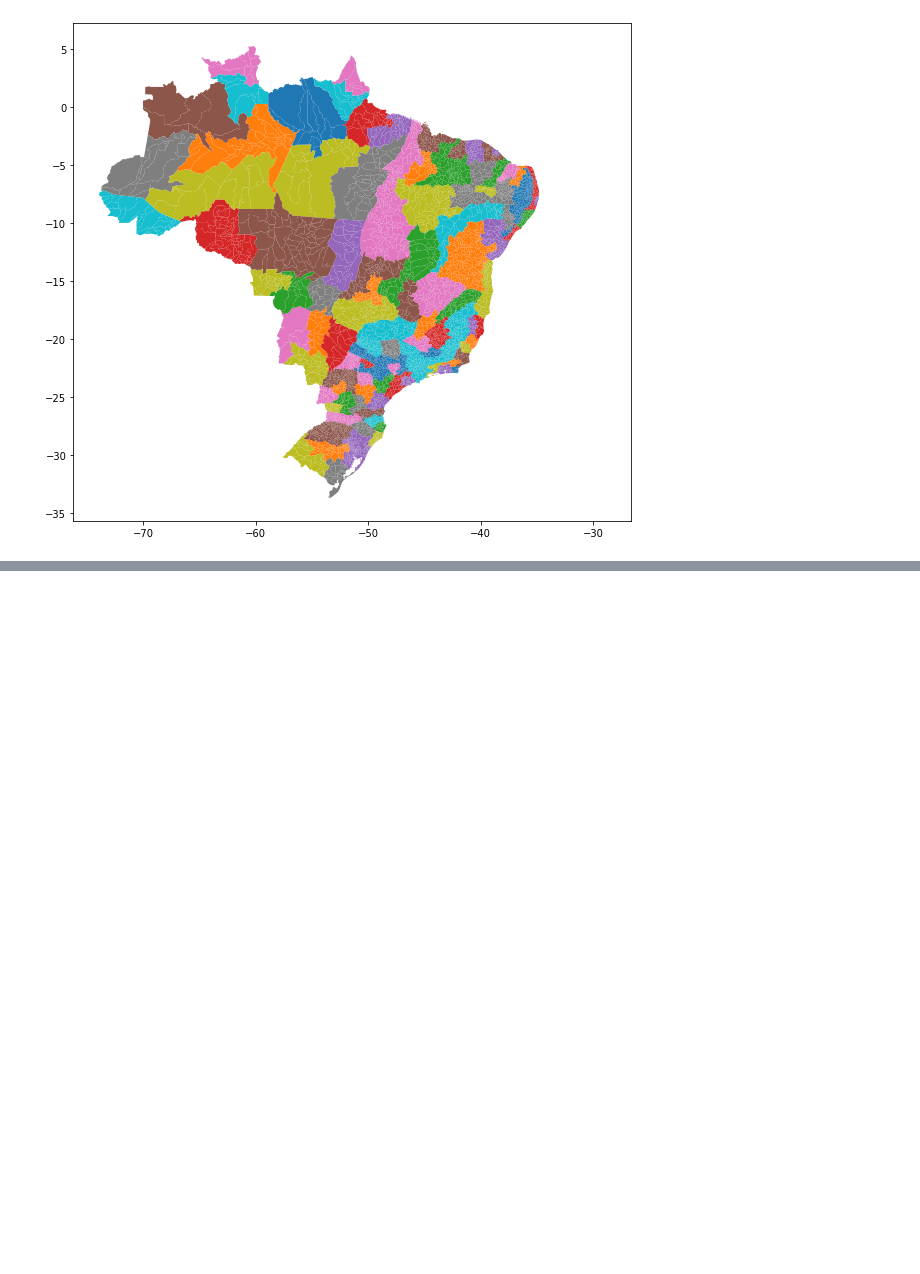
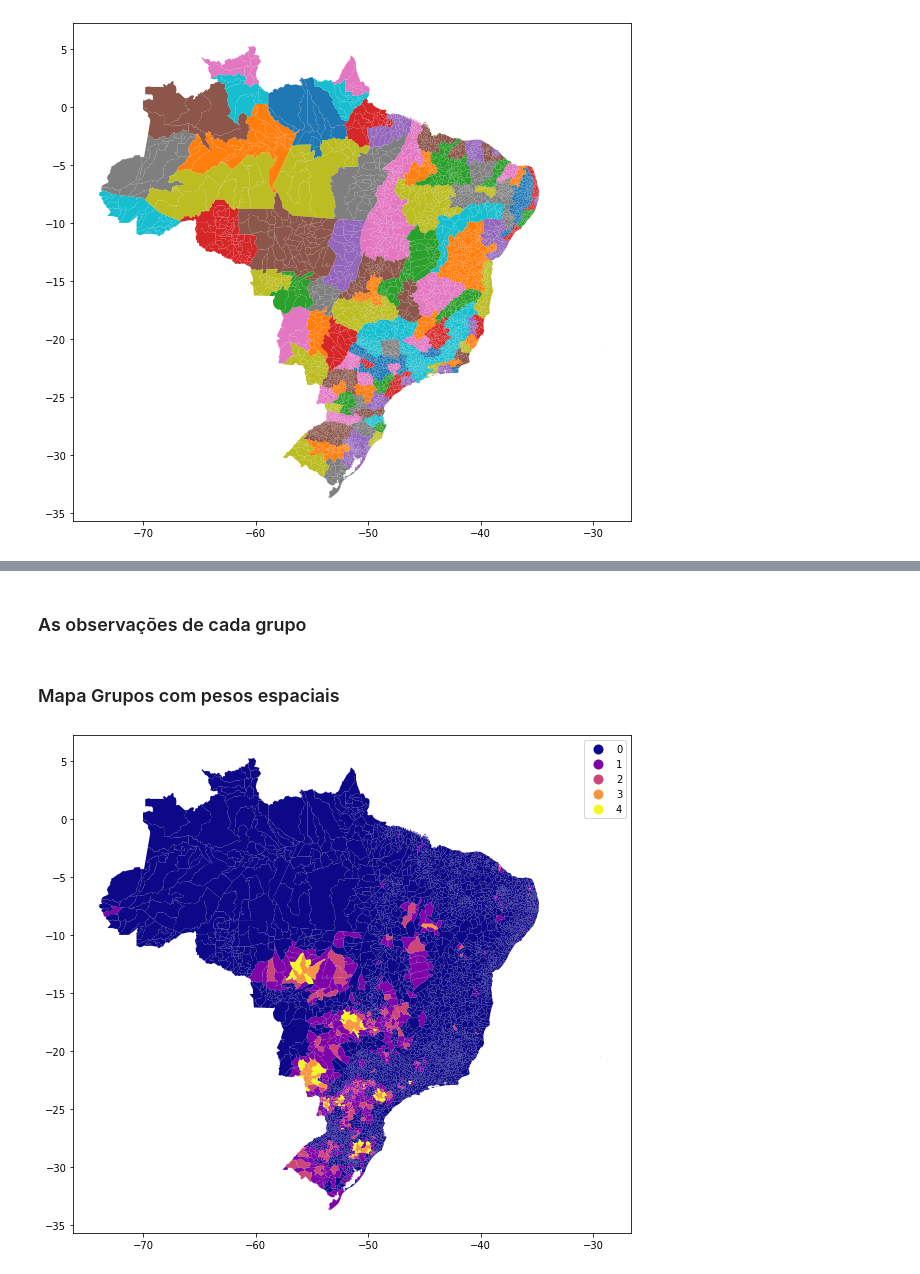
Before and after one commit to walefmachado/spatial-cluster, a Jupyter notebook: scripts/brasil/pesos_espaciais_brasil.ipynb, the cells around one changed output, grey strips where cells are left out. Cells and saved outputs as stored; diff of their text form; code cells hidden in the pictures; blank space fills up the shorter version.

```diff
--- a/scripts/brasil/pesos_espaciais_brasil.ipynb
+++ b/scripts/brasil/pesos_espaciais_brasil.ipynb
@@ -163,0 +249,6 @@ dados_br.plot(column='nome_meso', figsize=(10, 10), k=4); # , cmap='OrRd',  cmap
+# %%
+Z = linkage(X, method='ward')
+# %%
+# definir a distância de corte baseando no dendrograma
+max_d = 2e8
+grupos = cut_tree(Z, height=max_d)
@@ -163,0 +268,4 @@ dados_br.plot(column='nome_meso', figsize=(10, 10), k=4); # , cmap='OrRd',  cmap
+# %%
+  # incluir no dataframe de dados as informações sobre a qual grupo cada observação pertence
+dados_lag['grupo'] = grupos
+# moran_matrix.head(2)
@@ -163,0 +305,2 @@ dados_br.plot(column='nome_meso', figsize=(10, 10), k=4); # , cmap='OrRd',  cmap
+# %% [markdown]
+### As observações de cada grupo
@@ -163,0 +310,8 @@ dados_br.plot(column='nome_meso', figsize=(10, 10), k=4); # , cmap='OrRd',  cmap
+# %% [markdown]
+### Mapa Grupos com pesos espaciais
+# %%
+dados_lag['grupo'] = dados_lag['grupo'].astype('category')
+# %%
+dados_lag.plot(column='grupo', figsize=(10, 10), legend=True, k=4, cmap = 'plasma'); # , cmap='OrRd'
+# %% [output]
+[figure, added]
```
Also changed, not shown: parts of 46 cells of this notebook, 5 other files.
